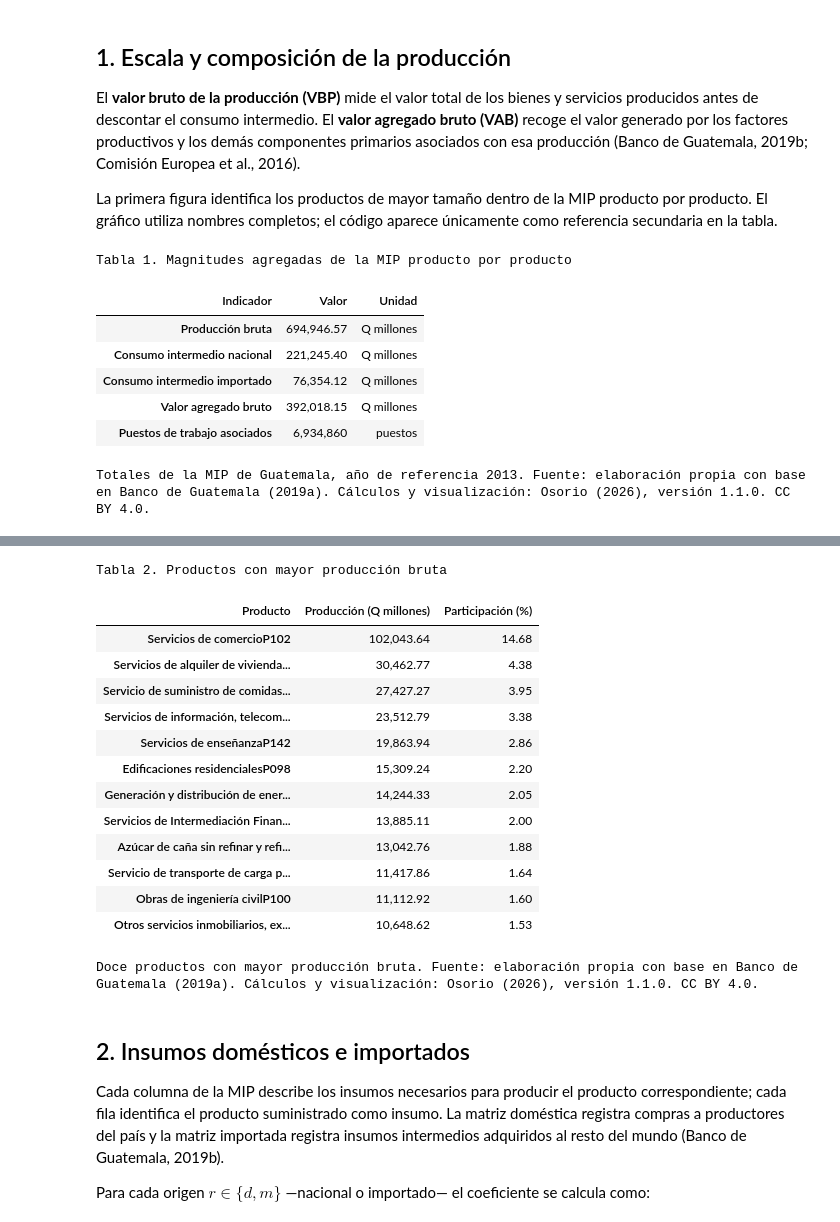
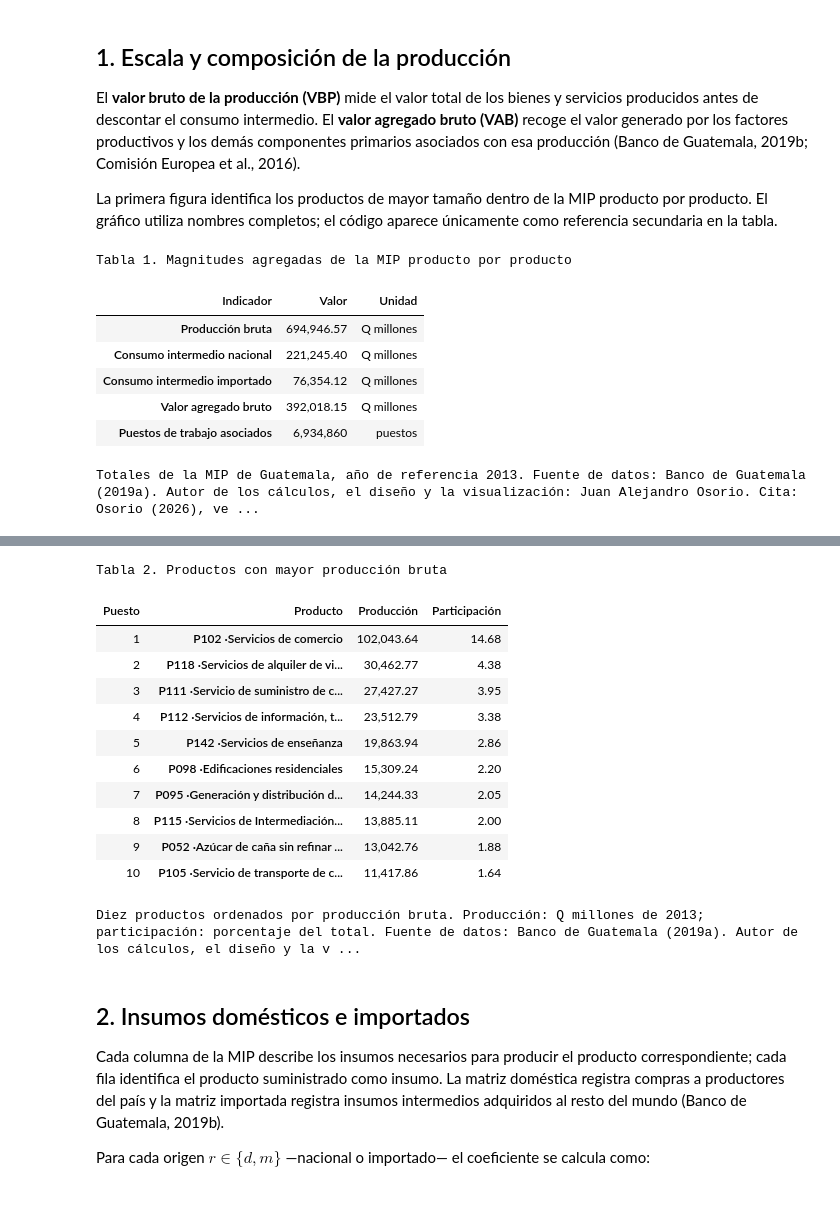
Before and after one commit to JA-Osorio/mip-guatemala-2013-reproducible, a Jupyter notebook: 04_reproduccion_python/cuaderno_exploracion_mip_2013.ipynb, the cells around one changed output, grey strips where cells are left out. Drawn from its saved outputs; the diff is of its cells as text; code cells hidden in the pictures.

```diff
--- a/04_reproduccion_python/cuaderno_exploracion_mip_2013.ipynb
+++ b/04_reproduccion_python/cuaderno_exploracion_mip_2013.ipynb
@@ -952,53 +1049,54 @@ empleo_total = float(puestos.sum())
 
 mostrar_tabla_indicadores([
     ("Producción bruta", fmt_num(produccion_total, 2), "Q millones"),
     ("Consumo intermedio nacional", fmt_num(consumo_domestico_total, 2), "Q millones"),
     ("Consumo intermedio importado", fmt_num(consumo_importado_total, 2), "Q millones"),
     ("Valor agregado bruto", fmt_num(vab_total, 2), "Q millones"),
     ("Puestos de trabajo asociados", fmt_entero(empleo_total), "puestos"),
 ], "Tabla 1. Magnitudes agregadas de la MIP producto por producto", "Totales de la MIP de Guatemala, año de referencia 2013.")
 
 tabla_produccion = produccion[["codigo", "producto", "produccion_precios_basicos"]].rename(
     columns={"produccion_precios_basicos": "produccion"}
 )
 tabla_produccion["participacion"] = 100 * tabla_produccion["produccion"] / produccion_total
-principales_produccion = tabla_produccion.nlargest(12, "produccion")
-fig = figura_produccion(principales_produccion.head(10))
+principales_produccion = (
+    tabla_produccion.nlargest(10, "produccion")
+    .sort_values(["produccion", "producto"], ascending=[False, True], kind="mergesort")
+)
+fig = figura_produccion(principales_produccion)
 mostrar_figura(fig, "Figura 1. Productos con mayor producción bruta")
 mostrar_tabla_productos(
     principales_produccion,
     ["produccion", "participacion"],
-    ["Producción (Q millones)", "Participación (%)"],
+    ["Producción", "Participación"],
     [2, 2],
     "Tabla 2. Productos con mayor producción bruta",
-    "Doce productos con mayor producción bruta.",
-    12,
+    "Diez productos ordenados por producción bruta. Producción: Q millones de 2013; participación: porcentaje del total.",
+    10,
 )
 # %% [output]
 Tabla 1. Magnitudes agregadas de la MIP producto por producto
 | Indicador | Valor | Unidad |
 | Producción bruta | 694,946.57 | Q millones |
 | Consumo intermedio nacional | 221,245.40 | Q millones |
 | Consumo intermedio importado | 76,354.12 | Q millones |
 | Valor agregado bruto | 392,018.15 | Q millones |
 | Puestos de trabajo asociados | 6,934,860 | puestos |
-Totales de la MIP de Guatemala, año de referencia 2013. Fuente: elaboración propia con base en Banco de Guatemala (2019a). Cálculos y visualización: Osorio (2026), versión 1.1.0. CC BY 4.0.
+Totales de la MIP de Guatemala, año de referencia 2013. Fuente de datos: Banco de Guatemala (2019a). Autor de los cálculos, el diseño y la visualización: Juan Alejandro Osorio. Cita: Osorio (2026), ve ...
 [drawing not drawn]
 Tabla 2. Productos con mayor producción bruta
-| Producto | Producción (Q millones) | Participación (%) |
-| Servicios de comercioP102 | 102,043.64 | 14.68 |
-| Servicios de alquiler de vivienda... | 30,462.77 | 4.38 |
-| Servicio de suministro de comidas... | 27,427.27 | 3.95 |
-| Servicios de información, telecom... | 23,512.79 | 3.38 |
-| Servicios de enseñanzaP142 | 19,863.94 | 2.86 |
-| Edificaciones residencialesP098 | 15,309.24 | 2.20 |
-| Generación y distribución de ener... | 14,244.33 | 2.05 |
-| Servicios de Intermediación Finan... | 13,885.11 | 2.00 |
-| Azúcar de caña sin refinar y refi... | 13,042.76 | 1.88 |
-| Servicio de transporte de carga p... | 11,417.86 | 1.64 |
-| Obras de ingeniería civilP100 | 11,112.92 | 1.60 |
-| Otros servicios inmobiliarios, ex... | 10,648.62 | 1.53 |
+| Puesto | Producto | Producción | Participación |
+| 1 | P102 ·Servicios de comercio | 102,043.64 | 14.68 |
+| 2 | P118 ·Servicios de alquiler de vi... | 30,462.77 | 4.38 |
+| 3 | P111 ·Servicio de suministro de c... | 27,427.27 | 3.95 |
+| 4 | P112 ·Servicios de información, t... | 23,512.79 | 3.38 |
+| 5 | P142 ·Servicios de enseñanza | 19,863.94 | 2.86 |
+| 6 | P098 ·Edificaciones residenciales | 15,309.24 | 2.20 |
+| 7 | P095 ·Generación y distribución d... | 14,244.33 | 2.05 |
+| 8 | P115 ·Servicios de Intermediación... | 13,885.11 | 2.00 |
+| 9 | P052 ·Azúcar de caña sin refinar ... | 13,042.76 | 1.88 |
+| 10 | P105 ·Servicio de transporte de c... | 11,417.86 | 1.64 |
-Doce productos con mayor producción bruta. Fuente: elaboración propia con base en Banco de Guatemala (2019a). Cálculos y visualización: Osorio (2026), versión 1.1.0. CC BY 4.0.
+Diez productos ordenados por producción bruta. Producción: Q millones de 2013; participación: porcentaje del total. Fuente de datos: Banco de Guatemala (2019a). Autor de los cálculos, el diseño y la v ...
 # %% [markdown]
 ## 2. Insumos domésticos e importados
 
```
Also changed, not shown: parts of 5 cells of this notebook, 2 other files.
